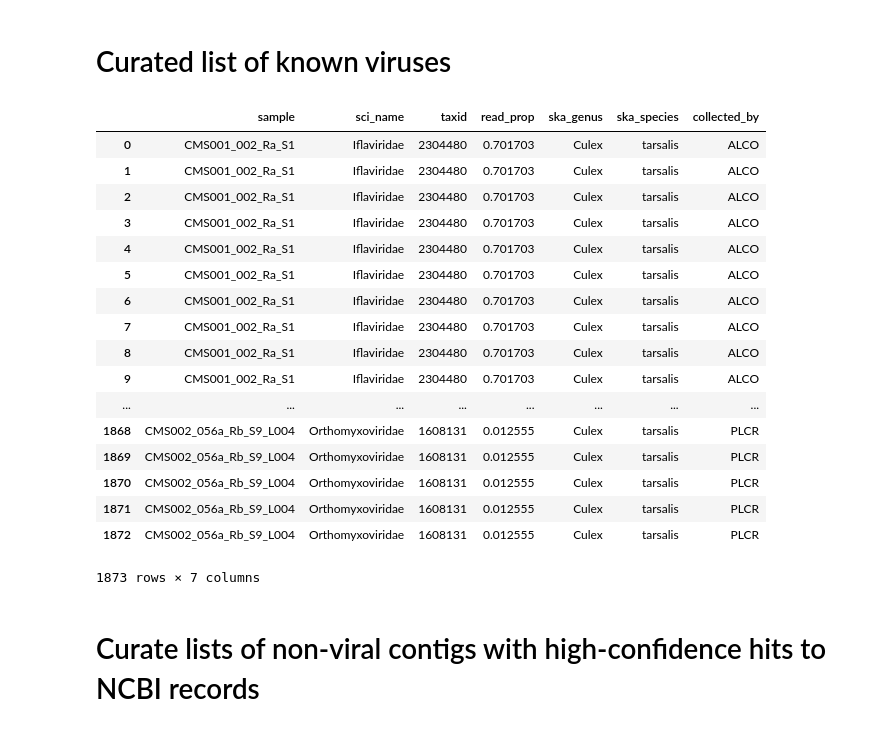
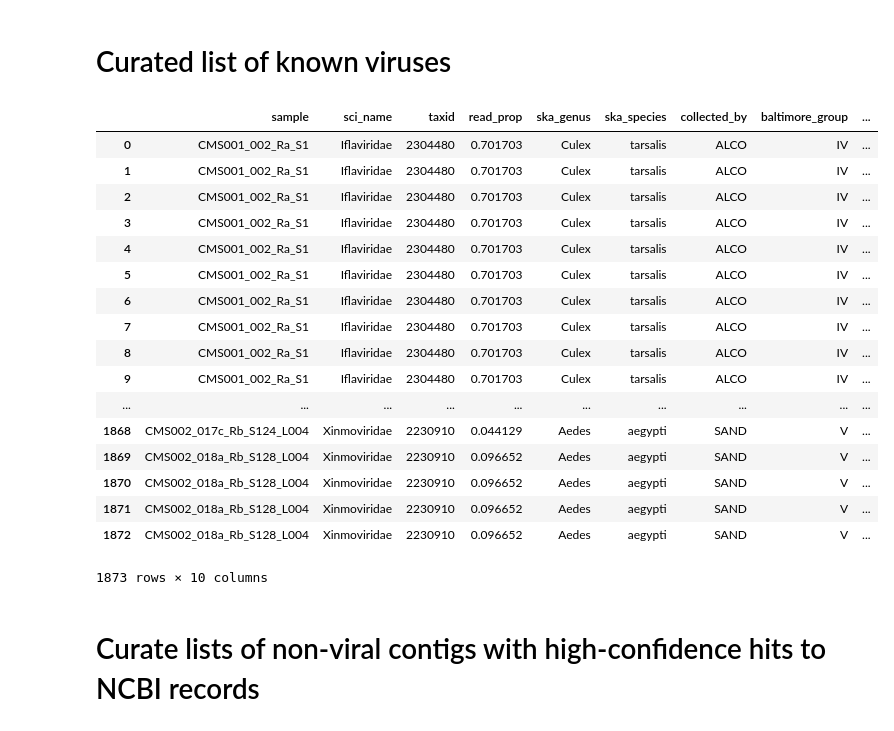
Before and after one commit to czbiohub-sf/california-mosquito-study, a Jupyter notebook: analysis/contig_blast_analysis/generate_figures.ipynb, the cells around one changed output. Saved outputs shown, nothing was run; the diff lists cells and outputs as text; code cells hidden in the pictures.

Commit message:
added baltimore groups to viruses

```diff
--- a/analysis/contig_blast_analysis/generate_figures.ipynb
+++ b/analysis/contig_blast_analysis/generate_figures.ipynb
@@ -114,34 +114,36 @@ contig_stats_lca["read_prop"] = contig_stats_lca["read_count"]/contig_stats_lca[
 # %%
 # Information about Baltimore classification of virus family groups
 viral_family_groups = pd.read_csv("../../data/virus_family_groups.csv", header=0)
+viral_family_groups = viral_family_groups.loc[:, ~viral_family_groups.columns.str.startswith('Unnamed')]
 # Convert virus json into data frame
 with open ("../../data/darkmatter/virus.json", "r") as f:
     viral_json = pd.DataFrame(json.load(f)).T
 viral_contigs = pd.concat(viral_json.apply(get_viral_family_df, axis=1).tolist())
 numbers["num_viral_contigs"] = len(viral_contigs)
 # Add read proportions columns
 viral_contig_stats = get_rows_taxid(contig_stats_lca[["sample", "read_prop", "taxid", "contig_name"]], taxid=10239, taxid_colname="taxid")
 viral_contigs = pd.merge(viral_contigs, viral_contig_stats).groupby(["sample", "sci_name", "taxid"])["read_prop"].sum().reset_index()
 viral_contigs = pd.merge(viral_contigs, contig_stats_lca[["sample"]+metadata_cols])
+viral_contigs = pd.merge(viral_contigs, viral_family_groups, left_on="sci_name", right_on="family").drop(columns="family")
 # %% [output]
-|  | sample | sci_name | taxid | read_prop | ska_genus | ska_species | collected_by |
-| 0 | CMS001_002_Ra_S1 | Iflaviridae | 2304480 | 0.701703 | Culex | tarsalis | ALCO |
-| 1 | CMS001_002_Ra_S1 | Iflaviridae | 2304480 | 0.701703 | Culex | tarsalis | ALCO |
-| 2 | CMS001_002_Ra_S1 | Iflaviridae | 2304480 | 0.701703 | Culex | tarsalis | ALCO |
-| 3 | CMS001_002_Ra_S1 | Iflaviridae | 2304480 | 0.701703 | Culex | tarsalis | ALCO |
-| 4 | CMS001_002_Ra_S1 | Iflaviridae | 2304480 | 0.701703 | Culex | tarsalis | ALCO |
-| 5 | CMS001_002_Ra_S1 | Iflaviridae | 2304480 | 0.701703 | Culex | tarsalis | ALCO |
-| 6 | CMS001_002_Ra_S1 | Iflaviridae | 2304480 | 0.701703 | Culex | tarsalis | ALCO |
-| 7 | CMS001_002_Ra_S1 | Iflaviridae | 2304480 | 0.701703 | Culex | tarsalis | ALCO |
-| 8 | CMS001_002_Ra_S1 | Iflaviridae | 2304480 | 0.701703 | Culex | tarsalis | ALCO |
-| 9 | CMS001_002_Ra_S1 | Iflaviridae | 2304480 | 0.701703 | Culex | tarsalis | ALCO |
-| ... | ... | ... | ... | ... | ... | ... | ... |
-| 1868 | CMS002_056a_Rb_S9_L004 | Orthomyxoviridae | 1608131 | 0.012555 | Culex | tarsalis | PLCR |
-| 1869 | CMS002_056a_Rb_S9_L004 | Orthomyxoviridae | 1608131 | 0.012555 | Culex | tarsalis | PLCR |
-| 1870 | CMS002_056a_Rb_S9_L004 | Orthomyxoviridae | 1608131 | 0.012555 | Culex | tarsalis | PLCR |
-| 1871 | CMS002_056a_Rb_S9_L004 | Orthomyxoviridae | 1608131 | 0.012555 | Culex | tarsalis | PLCR |
-| 1872 | CMS002_056a_Rb_S9_L004 | Orthomyxoviridae | 1608131 | 0.012555 | Culex | tarsalis | PLCR |
+|  | sample | sci_name | taxid | read_prop | ska_genus | ska_species | collected_by | baltimore_group | ... |
+| 0 | CMS001_002_Ra_S1 | Iflaviridae | 2304480 | 0.701703 | Culex | tarsalis | ALCO | IV | ... |
+| 1 | CMS001_002_Ra_S1 | Iflaviridae | 2304480 | 0.701703 | Culex | tarsalis | ALCO | IV | ... |
+| 2 | CMS001_002_Ra_S1 | Iflaviridae | 2304480 | 0.701703 | Culex | tarsalis | ALCO | IV | ... |
+| 3 | CMS001_002_Ra_S1 | Iflaviridae | 2304480 | 0.701703 | Culex | tarsalis | ALCO | IV | ... |
+| 4 | CMS001_002_Ra_S1 | Iflaviridae | 2304480 | 0.701703 | Culex | tarsalis | ALCO | IV | ... |
+| 5 | CMS001_002_Ra_S1 | Iflaviridae | 2304480 | 0.701703 | Culex | tarsalis | ALCO | IV | ... |
+| 6 | CMS001_002_Ra_S1 | Iflaviridae | 2304480 | 0.701703 | Culex | tarsalis | ALCO | IV | ... |
+| 7 | CMS001_002_Ra_S1 | Iflaviridae | 2304480 | 0.701703 | Culex | tarsalis | ALCO | IV | ... |
+| 8 | CMS001_002_Ra_S1 | Iflaviridae | 2304480 | 0.701703 | Culex | tarsalis | ALCO | IV | ... |
+| 9 | CMS001_002_Ra_S1 | Iflaviridae | 2304480 | 0.701703 | Culex | tarsalis | ALCO | IV | ... |
+| ... | ... | ... | ... | ... | ... | ... | ... | ... | ... |
+| 1868 | CMS002_017c_Rb_S124_L004 | Xinmoviridae | 2230910 | 0.044129 | Aedes | aegypti | SAND | V | ... |
+| 1869 | CMS002_018a_Rb_S128_L004 | Xinmoviridae | 2230910 | 0.096652 | Aedes | aegypti | SAND | V | ... |
+| 1870 | CMS002_018a_Rb_S128_L004 | Xinmoviridae | 2230910 | 0.096652 | Aedes | aegypti | SAND | V | ... |
+| 1871 | CMS002_018a_Rb_S128_L004 | Xinmoviridae | 2230910 | 0.096652 | Aedes | aegypti | SAND | V | ... |
+| 1872 | CMS002_018a_Rb_S128_L004 | Xinmoviridae | 2230910 | 0.096652 | Aedes | aegypti | SAND | V | ... |
-1873 rows × 7 columns
+1873 rows × 10 columns
 # %% [markdown]
 # Curate lists of non-viral contigs with high-confidence hits to NCBI records
 # %%
```
Also changed, not shown: 1 other file.
